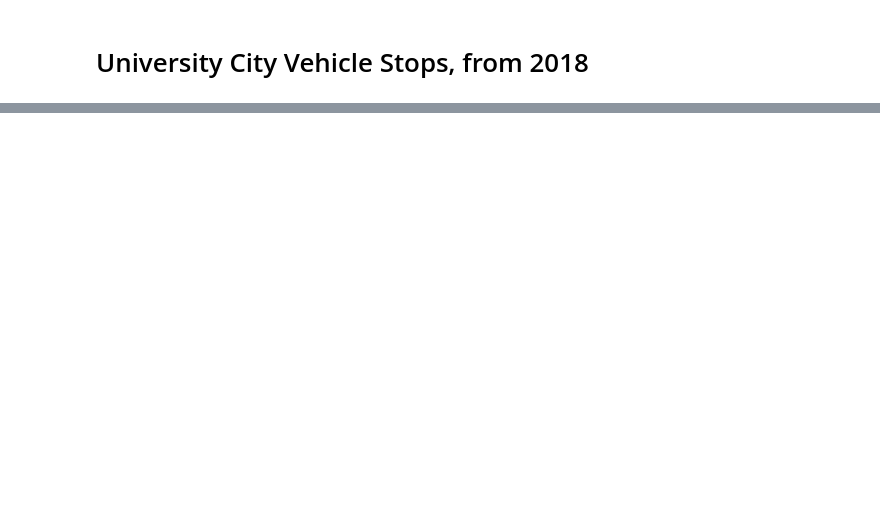
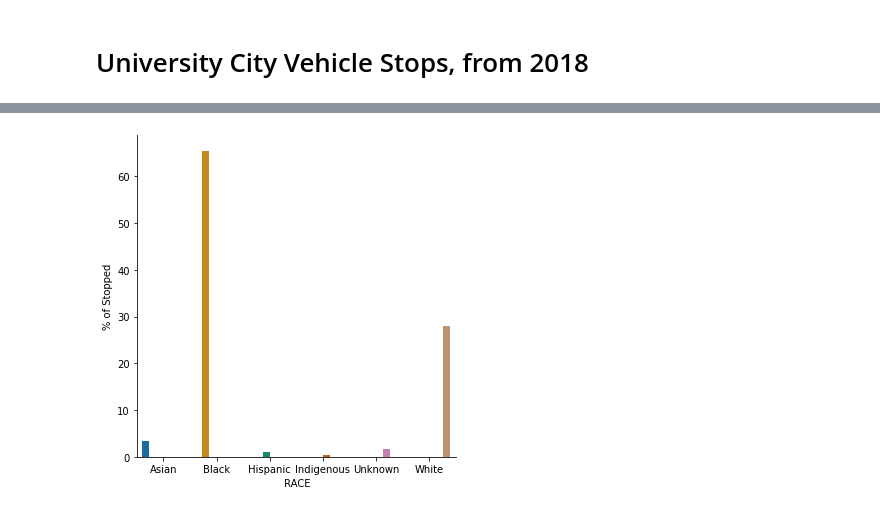
Before and after one commit to BHuesmann/u_city_2018_vehicle_stops, a Jupyter notebook: u_city_2018_vehicle_stops.ipynb, the cells around one changed output, grey strips where cells are left out. Saved outputs shown, nothing was run; the diff lists cells and outputs as text; code cells hidden in the pictures; blank space fills up the shorter version.

```diff
--- a/u_city_2018_vehicle_stops.ipynb
+++ b/u_city_2018_vehicle_stops.ipynb
@@ -29,0 +53,21 @@ data.head()
+# %%
+#The total demographics of the city must be created to compare to the demographics of the traffic stops
+
+#Grabbing total count to obtain percentages
+stop_count = data[' REF_NO'].nunique()
+
+#Performing a count on stops by racial group
+race_group = data.groupby(' RACE')[' REF_NO'].nunique()
+
+#Determining the percent of stops by racial group
+race_percent = race_group / stop_count * 100.0
+
+#The total demographics of the city must be added to compare to the demographics of the traffic stops
+race_df = pd.DataFrame({'# Stopped': race_group, '% of Stopped': race_percent, '% of City Pop': \
+                       [4.60, 35.2, 3.00, 0.50, 2.40, 54.20]})
+pd.options.display.float_format = '{:.2f} %'.format
+
+race_df.rename(index={'A': 'Asian', 'B': 'Black', 'H': 'Hispanic', 'I': 'Indigenous', 'U': \
+                      'Unknown', 'W': 'White'}, inplace=True)
+
+race_df
@@ -29,0 +83,9 @@ data.head()
+# %%
+race_df.reset_index(inplace=True)
+
+#Need to group by again to do a side-by-side bar plot? Or should I stack them?
+
+display(race_df)
+print(race_df.index)
+print(race_df.columns)
+print(race_df.values)
@@ -29,0 +108,14 @@ data.head()
+# %%
+# fig, ax = plt.subplots(figsize=(10,6))
+# ax1.set_title('Racial Comparison of Traffic Stops vs. City Population')
+# ax1.set_xlabel('Race (based on visual observation)')
+sns.catplot(x=' RACE',
+            y='% of Stopped',
+            data=race_df,
+            kind='bar',
+            hue=' RACE',
+            palette='colorblind')
+
+plt.show()
+# %% [output]
+[figure, added]
```
Also changed, not shown: parts of 21 cells of this notebook.
